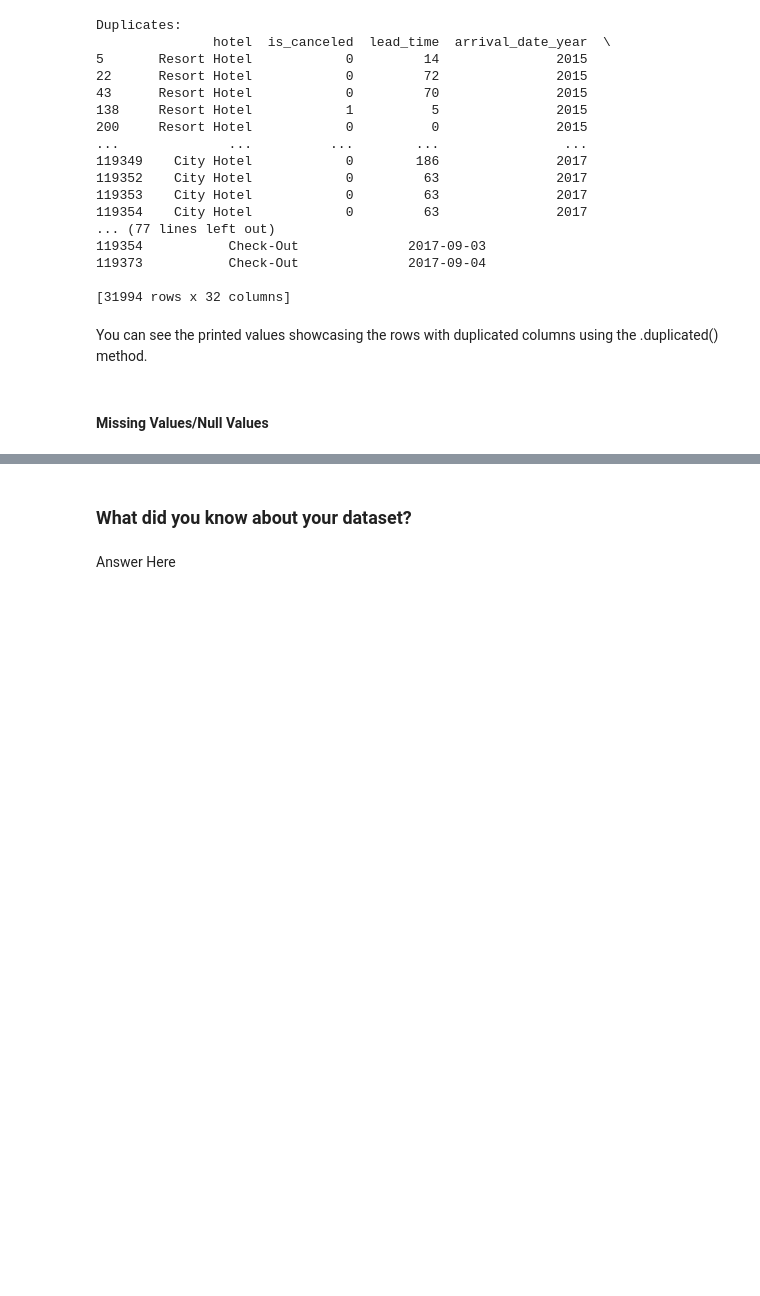
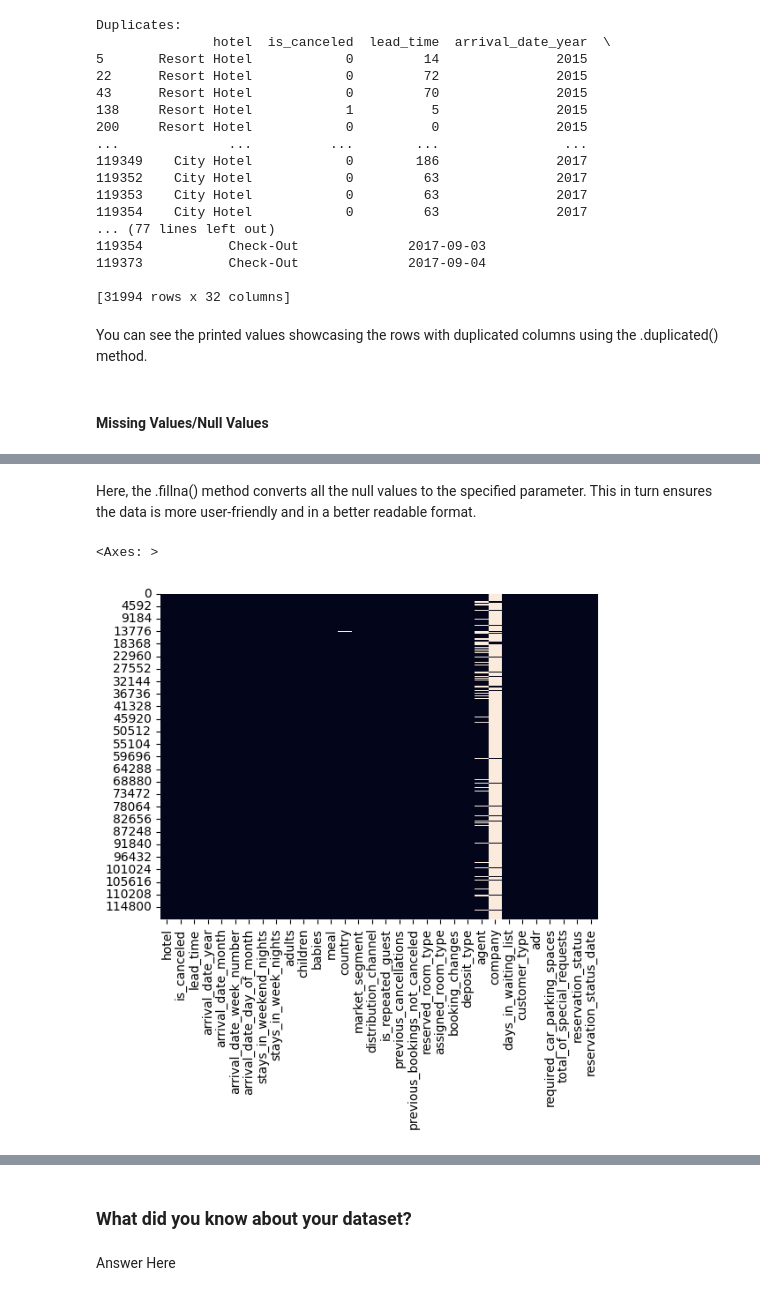
Before and after one commit to GAJABDADDY/EDA-Capstone-Project---Hotel-Booking-Analysis, a Jupyter notebook: Ashish's_EDA_Project.ipynb, the cells around one changed output, grey strips where cells are left out. Saved outputs shown, nothing was run; the diff lists cells and outputs as text; code cells hidden in the pictures; blank space fills up the shorter version.

```diff
--- a/Ashish's_EDA_Project.ipynb
+++ b/Ashish's_EDA_Project.ipynb
@@ -218,2 +256,8 @@ You can see the printed values showcasing the rows with duplicated columns using
+# %% [markdown]
+Here, the .fillna() method converts all the null values to the specified parameter. This in turn ensures the data is more user-friendly and in a better readable format.
 # %%
 # Visualizing the missing values
+sns.heatmap(df.isnull(), cbar=False)
+# %% [output]
+<Axes: >
+[figure, added]
```
Also changed, not shown: parts of 4 cells of this notebook.
